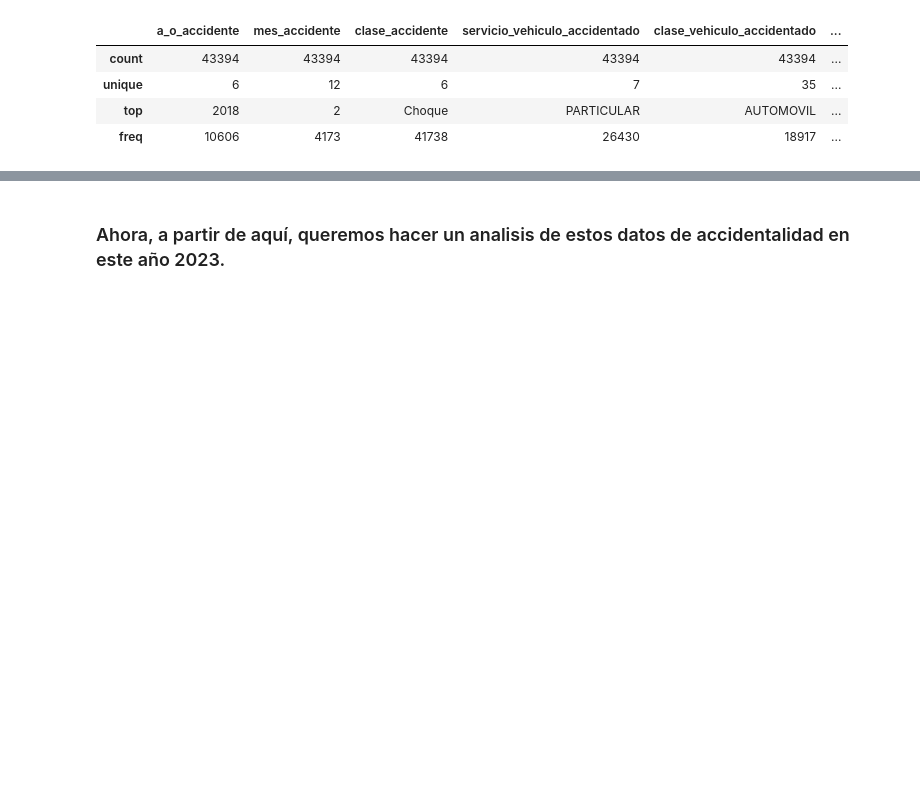
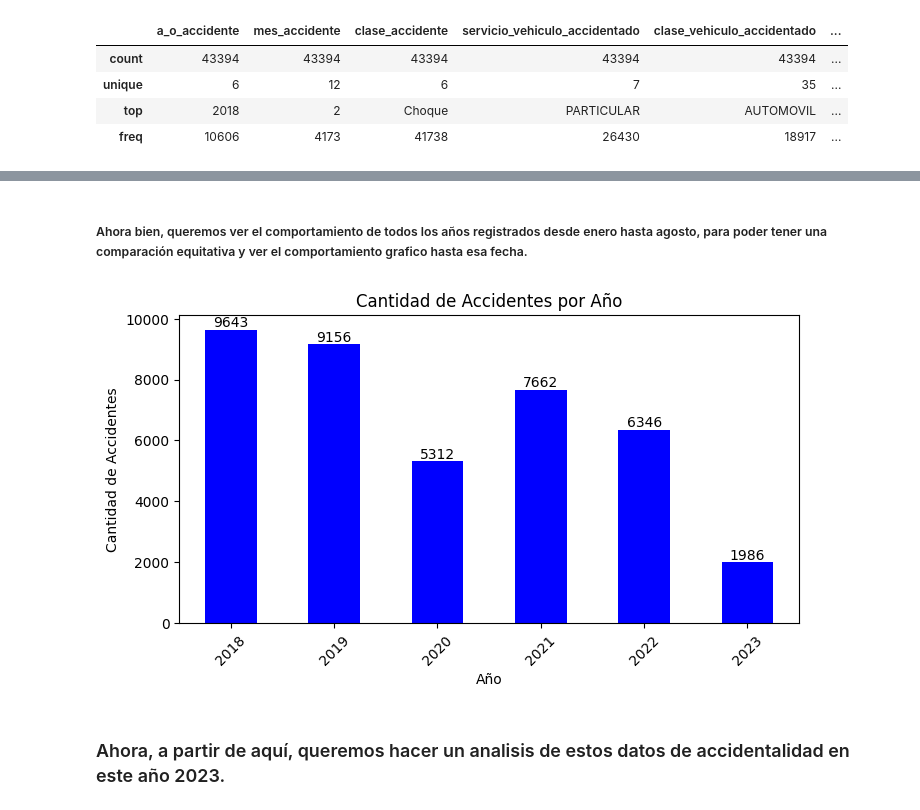
Before and after one commit to AndresFVargasV/Analisis_Accidentes_Barranquilla, a Jupyter notebook: Accidentalidad_Barranquilla.ipynb, the cells around one changed output, grey strips where cells are left out. Cells and saved outputs as stored; diff of their text form; code cells hidden in the pictures; blank space fills up the shorter version.

```diff
--- a/Accidentalidad_Barranquilla.ipynb
+++ b/Accidentalidad_Barranquilla.ipynb
@@ -76,3 +78,21 @@ plt.show()
+# %% [markdown]
+##### Ahora bien, queremos ver el comportamiento de todos los años registrados desde enero hasta agosto, para poder tener una comparación equitativa y ver el comportamiento grafico hasta esa fecha.
+# %%
+accidentes_enero_agosto = results_df[(results_df['mes_accidente'] >= '1') & (results_df['mes_accidente'] <= '8')]
+
+accidentes_por_año_enero_agosto = accidentes_enero_agosto['a_o_accidente'].value_counts().sort_index()
+
+plt.figure(figsize=(8, 4))
+bar_two = accidentes_por_año_enero_agosto.plot.bar(x=accidentes_por_año_enero_agosto.index, y=accidentes_por_año_enero_agosto.values, color='blue')
+plt.title('Cantidad de Accidentes por Año')
+plt.xlabel('Año')
+plt.ylabel('Cantidad de Accidentes')
+plt.xticks(rotation=45)
+for i, valor in enumerate(accidentes_por_año_enero_agosto.values):
+    bar_two.text(i, valor + 0.2, str(valor), ha='center', va='bottom')
+plt.show()
+# %% [output]
+[figure, added]
 # %% [markdown]
 ### Ahora, a partir de aquí, queremos hacer un analisis de estos datos de accidentalidad en este año 2023.
 # %%
```
Also changed, not shown: parts of 3 cells of this notebook, 1 other file.
